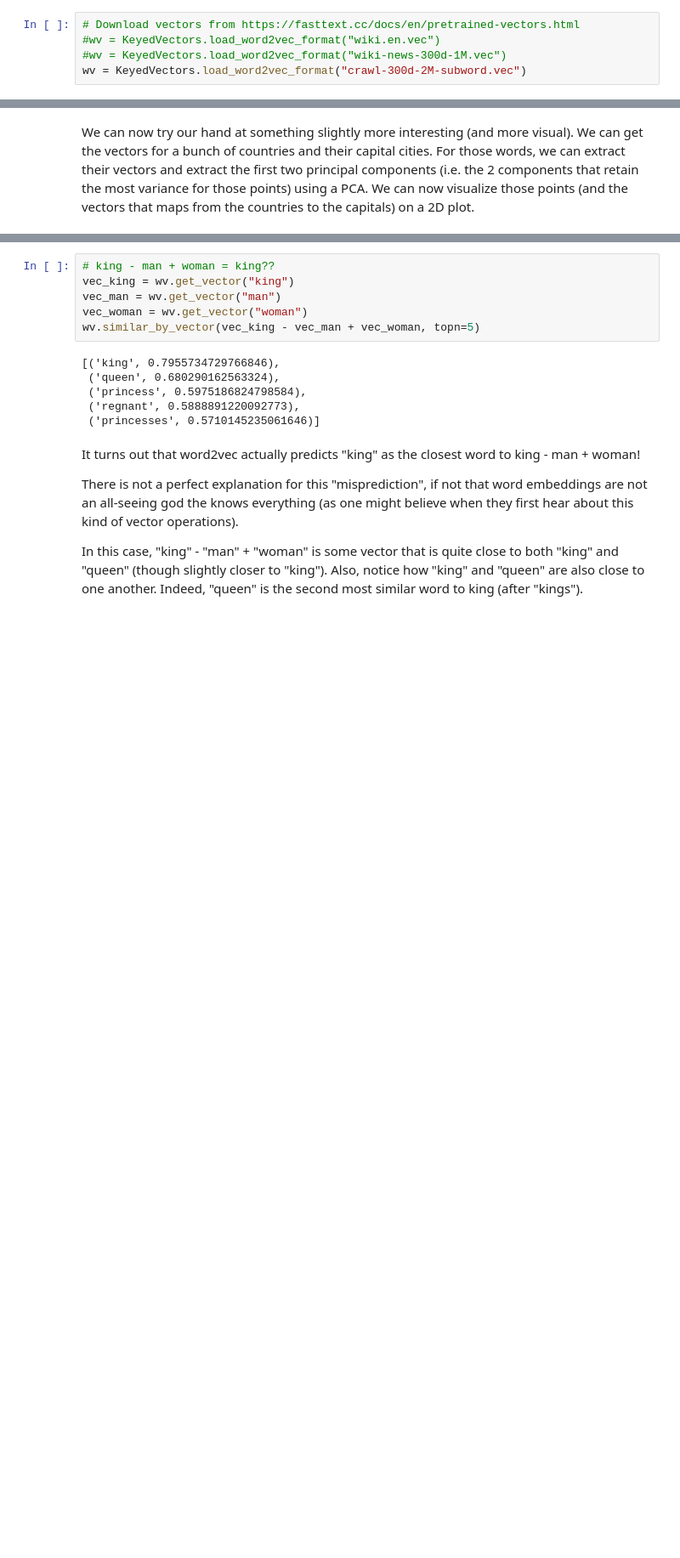
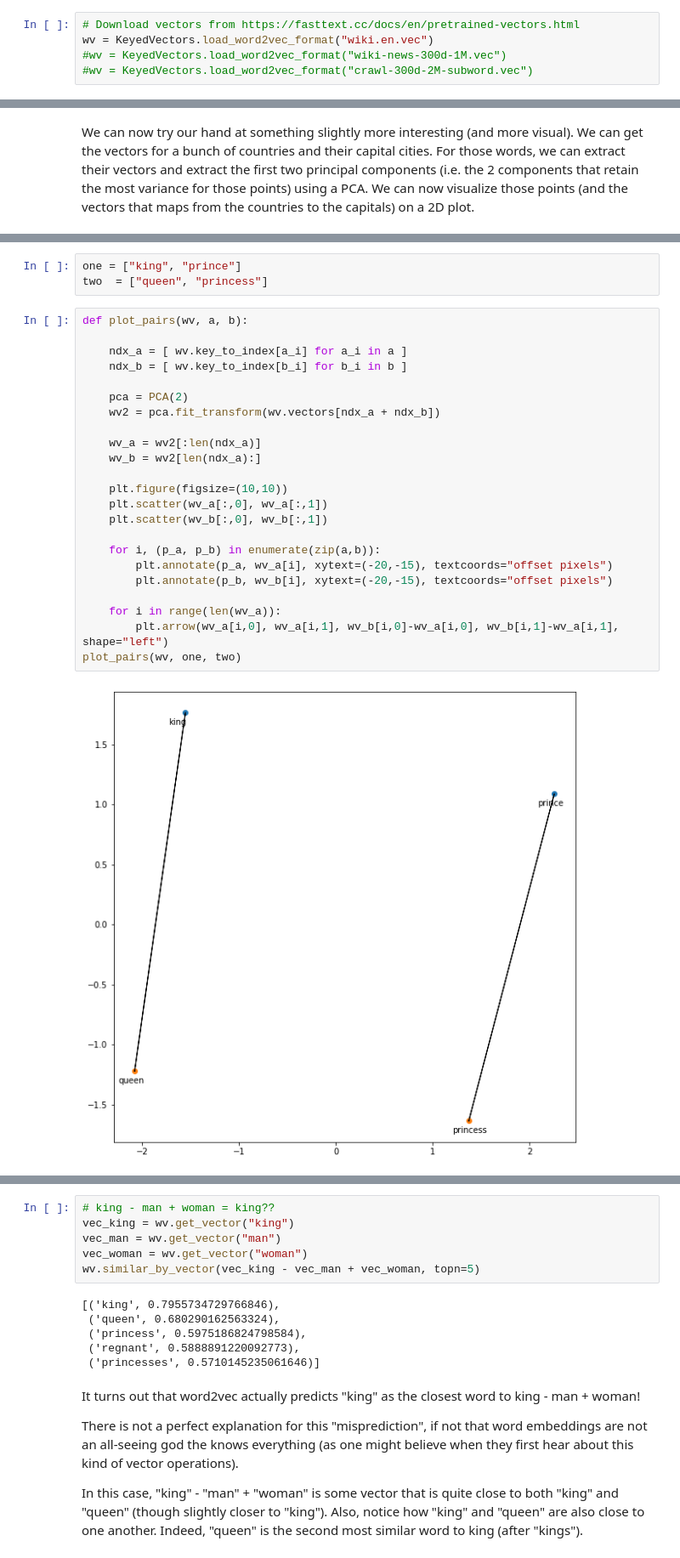
Before and after one commit to castorgit/Language_Modelling, a Jupyter notebook: EMBEDDINGS/word_embeddings_demo.ipynb, the cells around one changed output, grey strips where cells are left out. Shown at 85% size. Drawn from its saved outputs; the diff is of its cells as text; blank space fills up the shorter version.

```diff
--- a/EMBEDDINGS/word_embeddings_demo.ipynb
+++ b/EMBEDDINGS/word_embeddings_demo.ipynb
@@ -34,8 +40,8 @@ The file that is being loaded here is `wiki.en.vec`, a word embedding trained wi
 # %%
 # Download vectors from https://fasttext.cc/docs/en/pretrained-vectors.html
-#wv = KeyedVectors.load_word2vec_format("wiki.en.vec")
+wv = KeyedVectors.load_word2vec_format("wiki.en.vec")
 #wv = KeyedVectors.load_word2vec_format("wiki-news-300d-1M.vec")
-wv = KeyedVectors.load_word2vec_format("crawl-300d-2M-subword.vec")
+#wv = KeyedVectors.load_word2vec_format("crawl-300d-2M-subword.vec")
 # %% [markdown]
 The `vocab` attribute is a dictionary of (key, vector) pairs. In this case, we can see that this dictionary contains 2,519,370 words.
 # %%
@@ -111,0 +164,28 @@ We can now try our hand at something slightly more interesting (and more visual)
+# %%
+one = ["king", "prince"]
+two  = ["queen", "princess"]
+# %%
+def plot_pairs(wv, a, b):
+
+    ndx_a = [ wv.key_to_index[a_i] for a_i in a ]
+    ndx_b = [ wv.key_to_index[b_i] for b_i in b ]
+
+    pca = PCA(2)
+    wv2 = pca.fit_transform(wv.vectors[ndx_a + ndx_b])
+
+    wv_a = wv2[:len(ndx_a)]
+    wv_b = wv2[len(ndx_a):]
+
+    plt.figure(figsize=(10,10))
+    plt.scatter(wv_a[:,0], wv_a[:,1])
+    plt.scatter(wv_b[:,0], wv_b[:,1])
+
+    for i, (p_a, p_b) in enumerate(zip(a,b)):
+        plt.annotate(p_a, wv_a[i], xytext=(-20,-15), textcoords="offset pixels")
+        plt.annotate(p_b, wv_b[i], xytext=(-20,-15), textcoords="offset pixels")
+
+    for i in range(len(wv_a)):
+        plt.arrow(wv_a[i,0], wv_a[i,1], wv_b[i,0]-wv_a[i,0], wv_b[i,1]-wv_a[i,1], shape="left")
+plot_pairs(wv, one, two)
+# %% [output]
+[figure, added]
```
Also changed, not shown: parts of 24 cells of this notebook.
